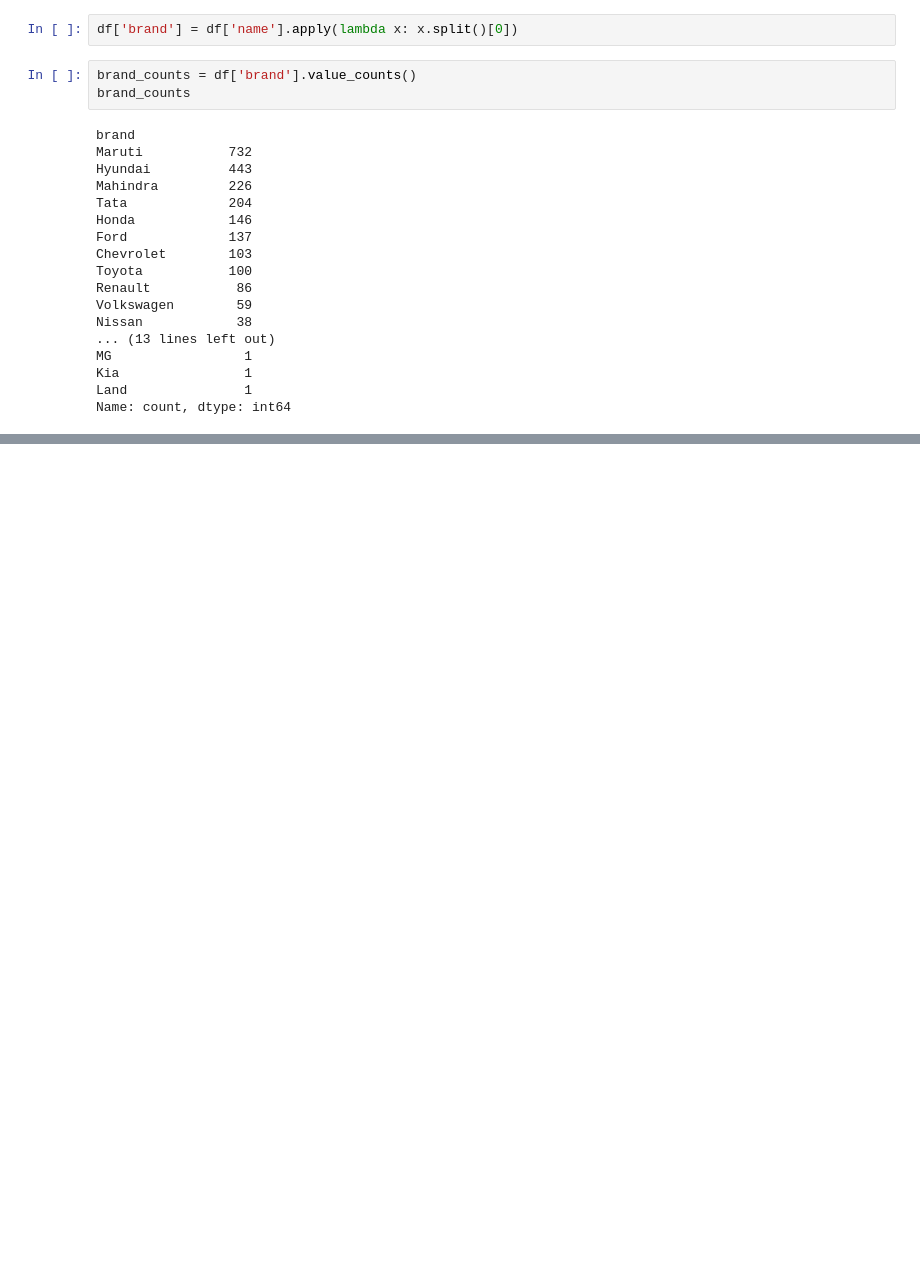
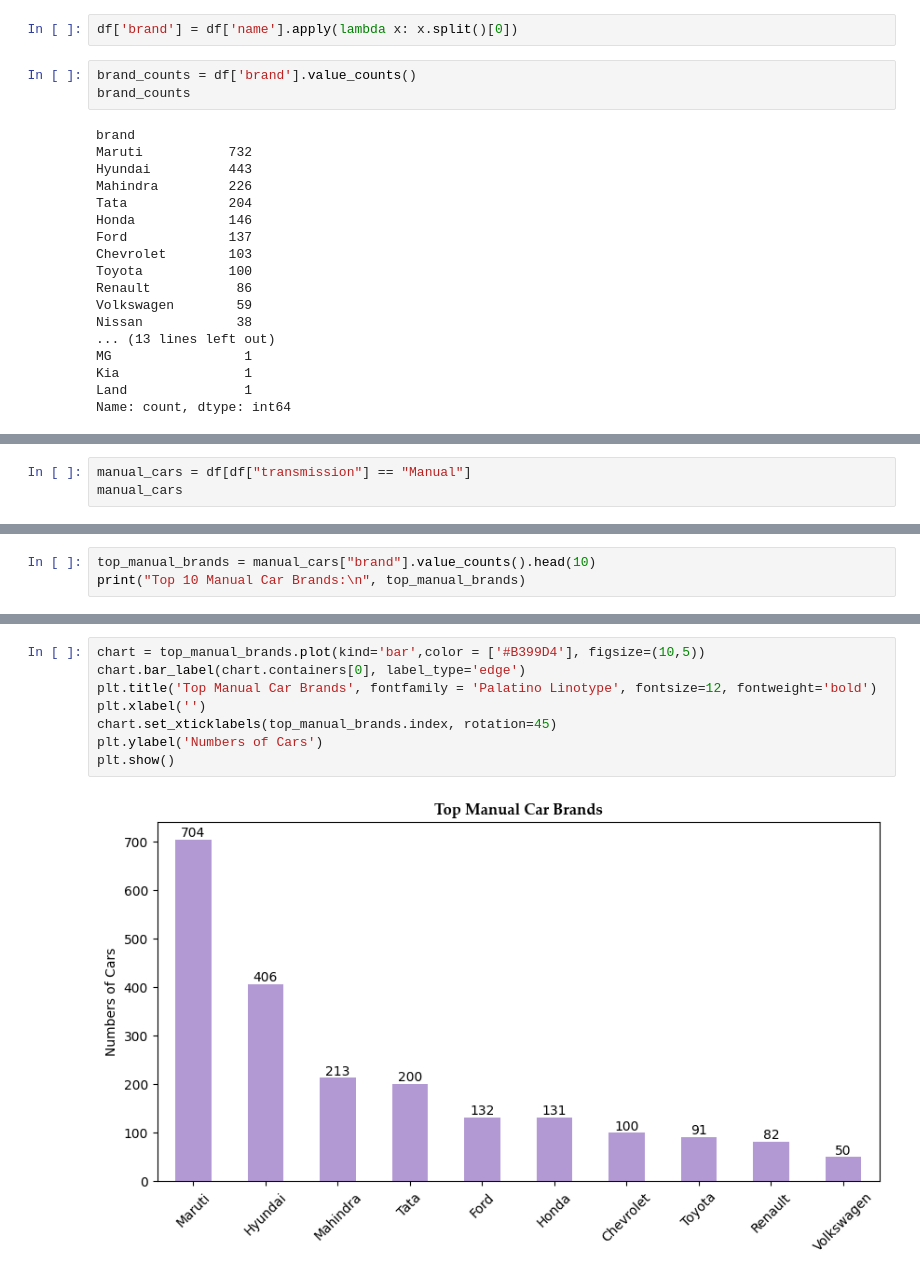
Before and after one commit to WendyInft/MATHEDA-INFANTE, a Jupyter notebook: WK11-Endterm-Exam/Exercise/Endterm-Exam-Infante.ipynb, the cells around one changed output, grey strips where cells are left out. Drawn from its saved outputs; the diff is of its cells as text; blank space fills up the shorter version.

```diff
--- a/WK11-Endterm-Exam/Exercise/Endterm-Exam-Infante.ipynb
+++ b/WK11-Endterm-Exam/Exercise/Endterm-Exam-Infante.ipynb
@@ -176,0 +159,3 @@ pandas.core.series.Series
+# %%
+manual_cars = df[df["transmission"] == "Manual"]
+manual_cars
@@ -176,0 +176,3 @@ pandas.core.series.Series
+# %%
+top_manual_brands = manual_cars["brand"].value_counts().head(10)
+print("Top 10 Manual Car Brands:\n", top_manual_brands)
@@ -176,0 +193,10 @@ pandas.core.series.Series
+# %%
+chart = top_manual_brands.plot(kind='bar',color = ['#B399D4'], figsize=(10,5))
+chart.bar_label(chart.containers[0], label_type='edge')
+plt.title('Top Manual Car Brands', fontfamily = 'Palatino Linotype', fontsize=12, fontweight='bold')
+plt.xlabel('')
+chart.set_xticklabels(top_manual_brands.index, rotation=45)
+plt.ylabel('Numbers of Cars')
+plt.show()
+# %% [output]
+[figure, added]
```
Also changed, not shown: parts of 30 cells of this notebook.
